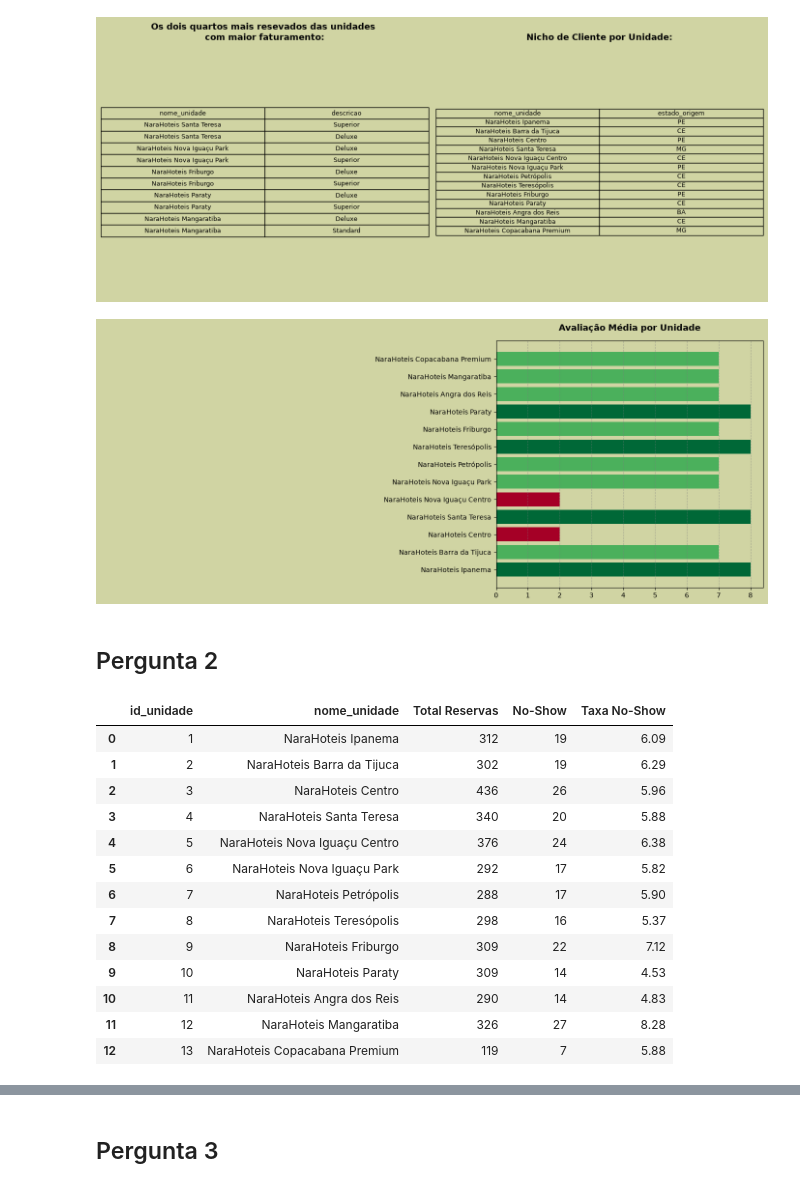
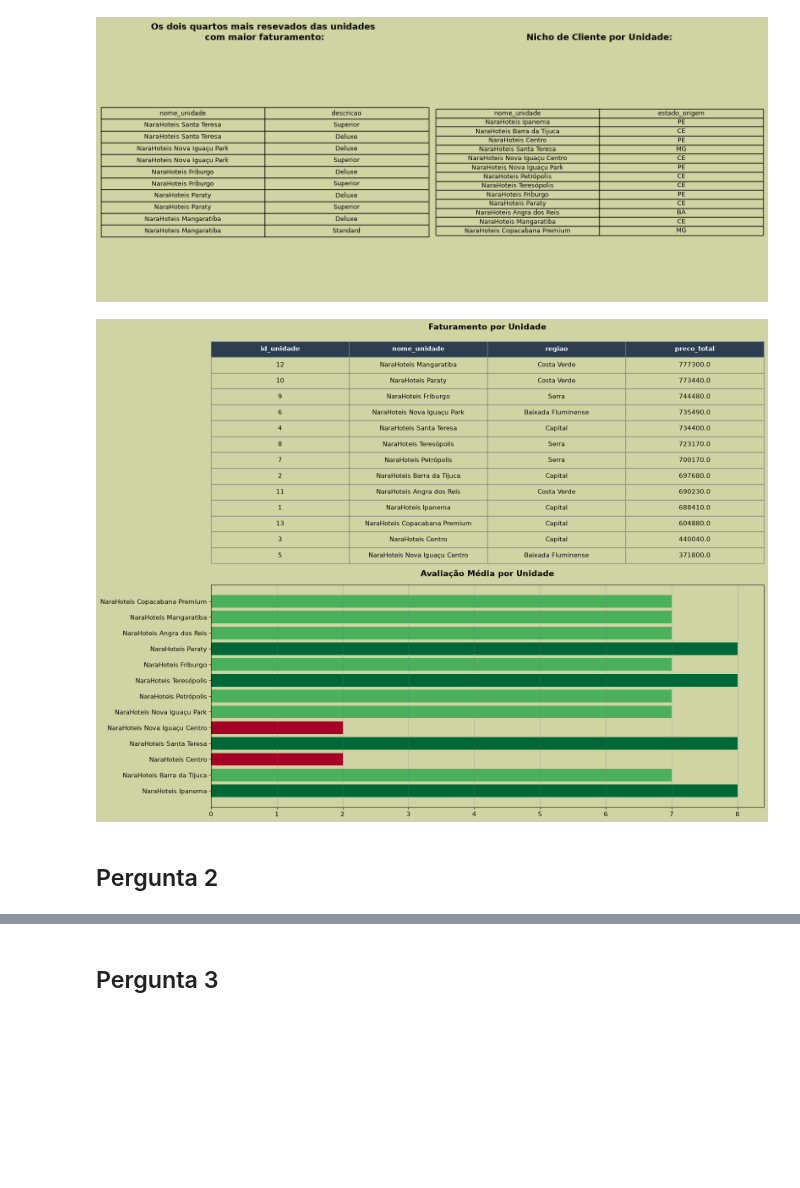
Before and after one commit to IanSeedd/Narahoteis, a Jupyter notebook: notebooks/consulta/consulta.ipynb, the cells around one changed output, grey strips where cells are left out. Cells and saved outputs as stored; diff of their text form; code cells hidden in the pictures; blank space fills up the shorter version.

Commit message:
Ultimo commit eu acho, fiz todos os graficos, só não consertei a bagunça do número 3 e nem a bagunça que a IA fez com comentários

```diff
--- a/notebooks/consulta/consulta.ipynb
+++ b/notebooks/consulta/consulta.ipynb
@@ -307,63 +307,64 @@ plt.show()
 # %%
 cor_fundo_ppt = "#D0D4A3FF"
 cor_texto = "#030303"
 minhas_cores = ['#2C3E50', '#34495E', '#4A90E2', '#5DADE2', '#3498DB', '#2980B9', '#1B4F72']
 
-# Criando a figura com 1 linha e 2 colunas lado a lado
-fig, (ax_tabela, ax_grafico) = plt.subplots(1, 2, figsize=(14, 6), facecolor=cor_fundo_ppt)
+# Criando a figura com 2 linhas e 1 coluna (empilhados)
+fig, (ax_tabela, ax_grafico) = plt.subplots(2, 1, figsize=(16, 12), facecolor=cor_fundo_ppt)
 
 # Definindo a cor de fundo dos eixos
 ax_tabela.set_facecolor(cor_fundo_ppt)
 ax_grafico.set_facecolor(cor_fundo_ppt)
 
-# --- Coluna 1: Totalmente Vazia / Limpa ---
+# --- Linha 1: df_faturamento como Tabela ---
 ax_tabela.axis("off")
-# Removendo título e qualquer elemento visual da primeira coluna para ficar totalmente em branco
 
-# --- Coluna 2: Gráfico de Avaliação Média (Cores de verde a vermelho) ---
+# Criando a tabela
+tabela = ax_tabela.table(
+    cellText=df_faturamento.values,
+    colLabels=df_faturamento.columns,
+    loc='center',
+    cellLoc='center'
+)
+
+# Estilizando a tabela para combinar com o tema e ter mais espaço
+tabela.auto_set_font_size(False)
+tabela.set_fontsize(11)
+tabela.scale(1, 1.8)  # Aumenta o espaçamento interno das células
+
+for key, cell in tabela.get_celld().items():
+    cell.set_text_props(color=cor_texto)
+    cell.set_edgecolor('gray')
+    if key[0] == 0:  # Cabeçalho da tabela
+        cell.set_facecolor(minhas_cores[0])
+        cell.set_text_props(color='white', fontweight='bold')
+    else:  # Células de dados
+        cell.set_facecolor(cor_fundo_ppt)
+
+ax_tabela.set_title("Faturamento por Unidade", fontsize=14, color=cor_texto, fontweight="bold", pad=20)
+
+# --- Linha 2: Gráfico de Avaliação Média (Cores de verde a vermelho) ---
 norm = plt.Normalize(df_avaliac_unidade['avaliacao_hospede'].min(), df_avaliac_unidade['avaliacao_hospede'].max())
 cmap = plt.get_cmap('RdYlGn')
 cores_barras = [cmap(norm(val)) for val in df_avaliac_unidade['avaliacao_hospede']]
 
 bars = ax_grafico.barh(
     df_avaliac_unidade['nome_unidade'],
     df_avaliac_unidade['avaliacao_hospede'],
     color=cores_barras
 )
-ax_grafico.set_title("Avaliação Média por Unidade", fontsize=13, color=cor_texto, fontweight="bold", pad=15)
-ax_grafico.tick_params(colors=cor_texto)
+ax_grafico.set_title("Avaliação Média por Unidade", fontsize=14, color=cor_texto, fontweight="bold", pad=15)
+ax_grafico.tick_params(colors=cor_texto, labelsize=11)
 ax_grafico.grid(axis='x', linestyle='--', alpha=0.5, color='gray')
 
 # Ajustando as bordas do gráfico para o tema
 for spine in ax_grafico.spines.values():
     spine.set_color(cor_texto)
 
-# Ajuste final de layout
+# Ajuste final de layout para evitar cortes
 plt.tight_layout()
 plt.show()
 # %% [output]
-[figure, old version]
+[figure, new version]
 # %% [markdown]
 ## Pergunta 2
-# %%
-no_show = df_no_cancel.loc[df_no_cancel['status_reserva'] == 'No-Show']
-no_show_total = no_show.groupby(['id_unidade'])['id_reserva'].count().reset_index(name='No-Show')
-total_reserv = df_no_cancel.groupby(['id_unidade', 'nome_unidade'])['id_reserva'].count().reset_index(name='Total Reservas')
-no_show_total = pd.merge(total_reserv, no_show_total, on='id_unidade', how='inner')
-no_show_total['Taxa No-Show'] = round((no_show_total['No-Show'] / no_show_total['Total Reservas']) * 100, 2)
-no_show_total
-# %% [output]
-|  | id_unidade | nome_unidade | Total Reservas | No-Show | Taxa No-Show |
-| 0 | 1 | NaraHoteis Ipanema | 312 | 19 | 6.09 |
-| 1 | 2 | NaraHoteis Barra da Tijuca | 302 | 19 | 6.29 |
-| 2 | 3 | NaraHoteis Centro | 436 | 26 | 5.96 |
-| 3 | 4 | NaraHoteis Santa Teresa | 340 | 20 | 5.88 |
-| 4 | 5 | NaraHoteis Nova Iguaçu Centro | 376 | 24 | 6.38 |
-| 5 | 6 | NaraHoteis Nova Iguaçu Park | 292 | 17 | 5.82 |
-| 6 | 7 | NaraHoteis Petrópolis | 288 | 17 | 5.90 |
-| 7 | 8 | NaraHoteis Teresópolis | 298 | 16 | 5.37 |
-| 8 | 9 | NaraHoteis Friburgo | 309 | 22 | 7.12 |
-| 9 | 10 | NaraHoteis Paraty | 309 | 14 | 4.53 |
-| 10 | 11 | NaraHoteis Angra dos Reis | 290 | 14 | 4.83 |
-| 11 | 12 | NaraHoteis Mangaratiba | 326 | 27 | 8.28 |
-| 12 | 13 | NaraHoteis Copacabana Premium | 119 | 7 | 5.88 |
```
Also changed, not shown: parts of 25 cells of this notebook, 12 other files.
